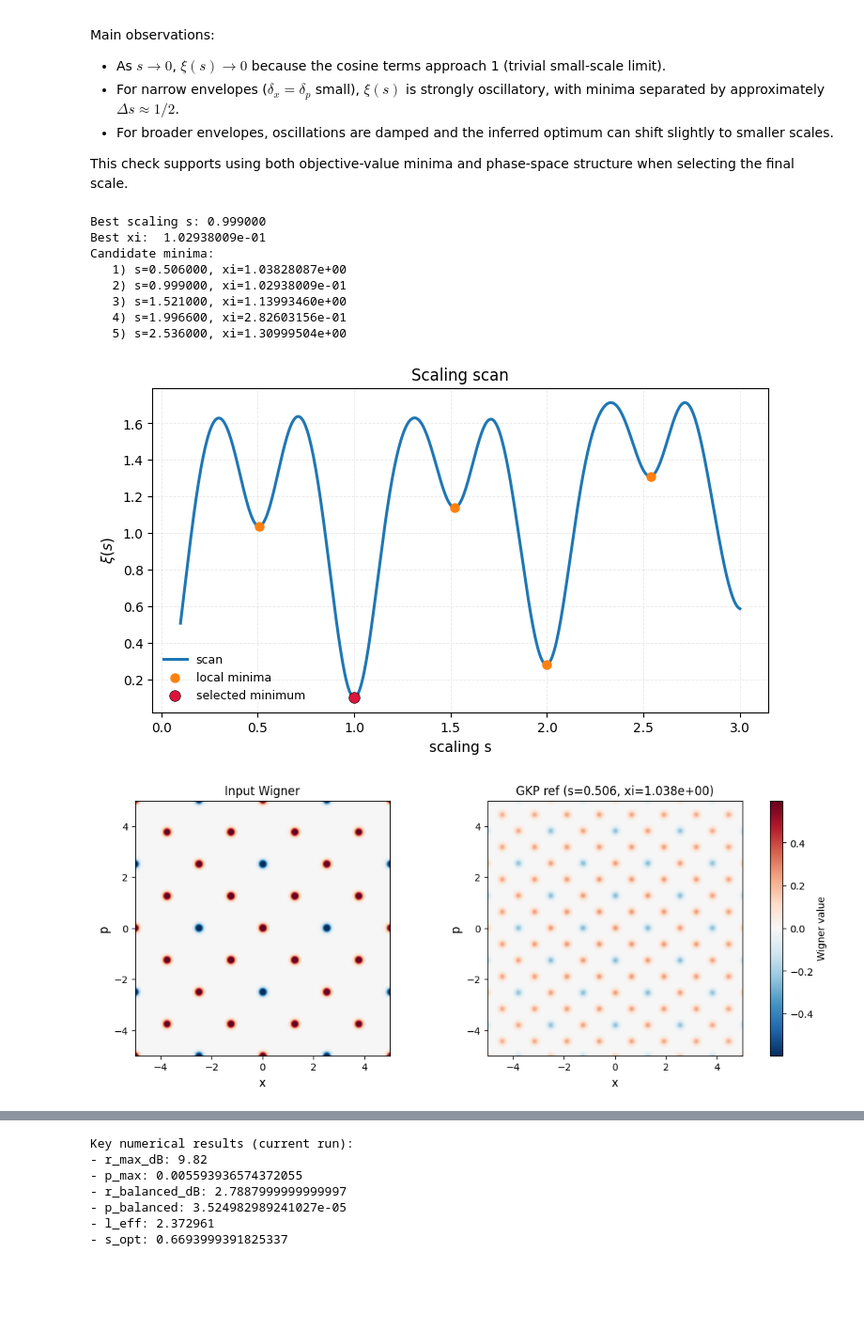
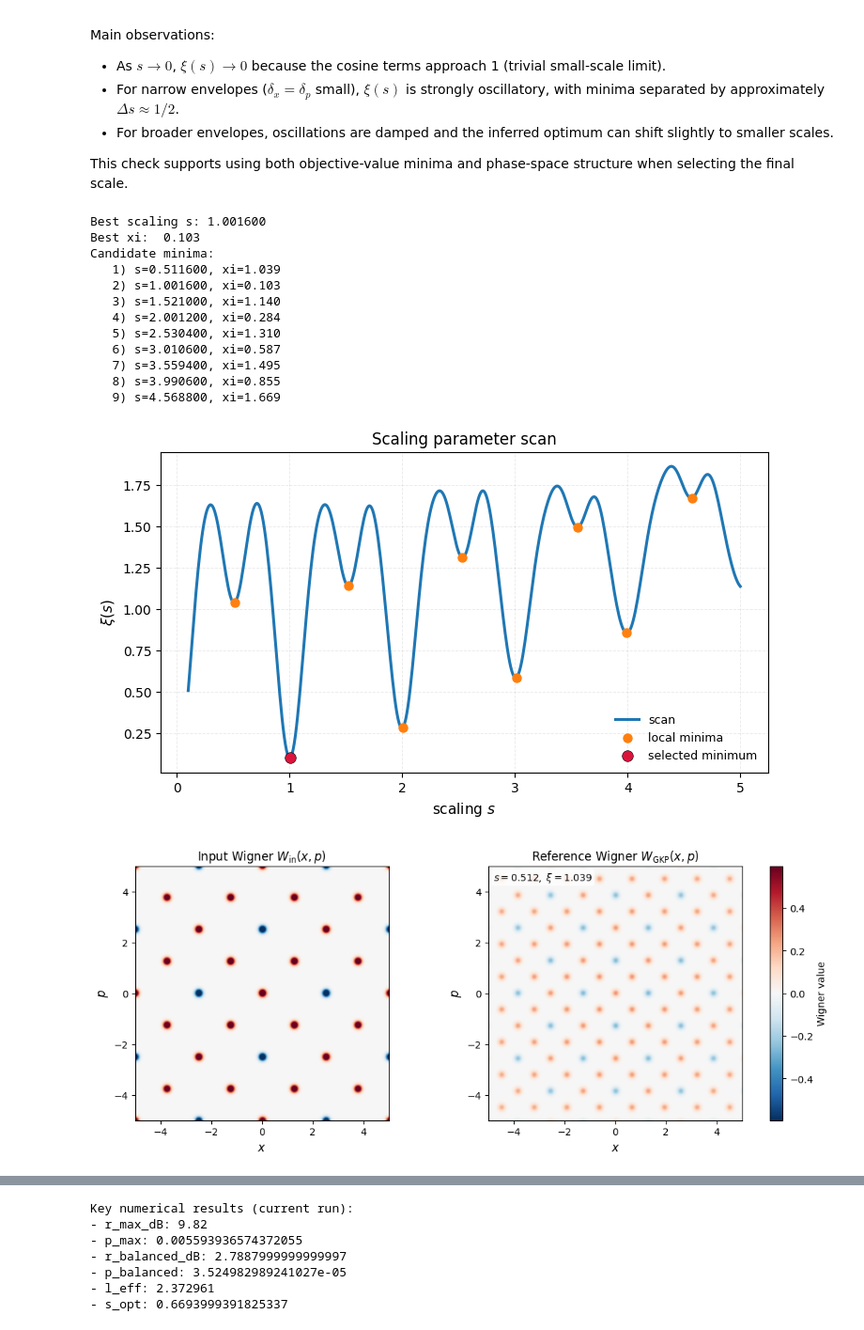
Before and after one commit to gluis99/non-gaussian-state-simulations, a Jupyter notebook: cat_state_gen.ipynb, the cells around one changed output, grey strips where cells are left out. Shown at 94% size. Cells and saved outputs as stored; diff of their text form; code cells hidden in the pictures; blank space fills up the shorter version.

Commit message:
Unify Wigner plot style and x,p notation

```diff
--- a/cat_state_gen.ipynb
+++ b/cat_state_gen.ipynb
@@ -341,26 +341,30 @@ This check supports using both objective-value minima and phase-space structure
 # %%
 # Controlled checks: same state family with different finite-energy widths
 GKP_test = GKPState.computational_GKP(0).apply_gaussian_gate(Phase_rotation(np.pi / 4))
 Wigner_check_1 = GKP_test.wigner_finite_energy(
     delta_x=0.1, x_range=(q_min, q_max), p_range=(q_min, q_max), num_points=N_points
 )
 Wigner_check_5 = GKP_test.wigner_finite_energy(
     delta_x=0.5, x_range=(q_min, q_max), p_range=(q_min, q_max), num_points=N_points
 )
 
 # GKP_test.show_lattice_points(Wigner_check_1, show_plot=True, all_points=True)
 
 Fit_check_1 = GKP_test.compare_scaled_grid(
-    Wigner_check_1, 0.1, 3, num_points=501, normalized_xi=False, delta_fixed=0.1,
+    Wigner_check_1, 0.1, 5, num_points=501, normalized_xi=False, delta_fixed=0.1,
 )
 # %% [output]
-Best scaling s: 0.999000
-Best xi:  1.02938009e-01
+Best scaling s: 1.001600
+Best xi:  0.103
 Candidate minima:
-   1) s=0.506000, xi=1.03828087e+00
-   2) s=0.999000, xi=1.02938009e-01
-   3) s=1.521000, xi=1.13993460e+00
-   4) s=1.996600, xi=2.82603156e-01
-   5) s=2.536000, xi=1.30999504e+00
+   1) s=0.511600, xi=1.039
+   2) s=1.001600, xi=0.103
+   3) s=1.521000, xi=1.140
+   4) s=2.001200, xi=0.284
+   5) s=2.530400, xi=1.310
+   6) s=3.010600, xi=0.587
+   7) s=3.559400, xi=1.495
+   8) s=3.990600, xi=0.855
+   9) s=4.568800, xi=1.669
-[figure, old version]
+[figure, new version]
-[figure, old version]
+[figure, new version]
```
Also changed, not shown: parts of 7 cells of this notebook, 3 other files.
